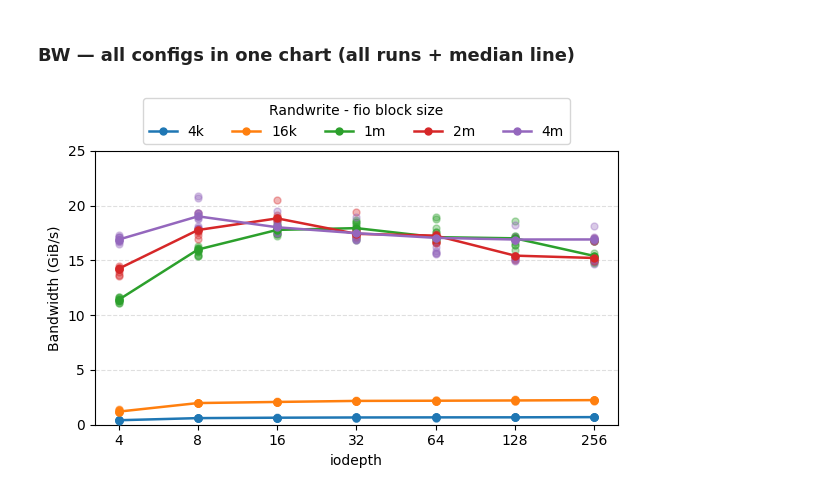
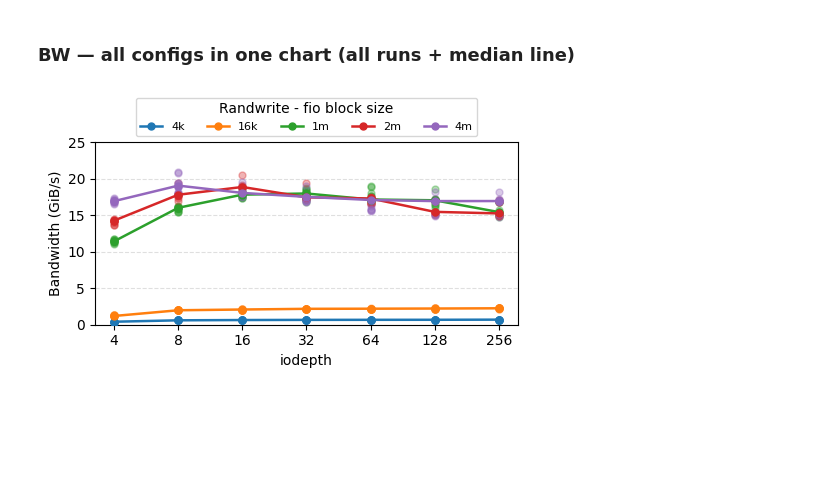
Before and after one commit to cissieAB/pdsw26_daos-bench, a Jupyter notebook: results/testbed/fio-dfs-heatmap-iod-bs-sweep/fio_iod-bs_run-cmp.ipynb, the cells around one changed output. Cells and saved outputs as stored; diff of their text form; code cells hidden in the pictures; blank space fills up the shorter version.

```diff
--- a/results/testbed/fio-dfs-heatmap-iod-bs-sweep/fio_iod-bs_run-cmp.ipynb
+++ b/results/testbed/fio-dfs-heatmap-iod-bs-sweep/fio_iod-bs_run-cmp.ipynb
@@ -449,33 +449,33 @@ bs4k and bs16k are the most stable configurations, with CV below 4.2% and 8.2% r
 # %%
 IOD_NUMS = [int(i.replace('iod', '')) for i in IOD_ORDER]
 palette  = sns.color_palette("tab10", n_colors=len(BS_ORDER))
 
-fig, ax = plt.subplots(figsize=(6, 4))
+fig, ax = plt.subplots(figsize=(5, 3))
 
 for bs, color in zip(BS_ORDER, palette):
     sub   = rw_df[rw_df['bs'] == bs].sort_values('iod_n')
     label = bs.replace('bs', '')
 
     ax.scatter(sub['iod_n'], sub['bw_GiBs'], color=color, alpha=0.35, s=25, zorder=3)
 
     med = sub.groupby('iod_n', sort=True)['bw_GiBs'].median().reset_index()
     ax.plot(med['iod_n'], med['bw_GiBs'], color=color, linewidth=1.8,
             marker='o', markersize=5, label=label, zorder=4)
 
 ax.set_xscale('log', base=2)
 ax.set_xticks(IOD_NUMS)
 ax.set_xticklabels(IOD_NUMS)
 ax.set_xlabel('iodepth')
 ax.set_ylabel('Bandwidth (GiB/s)')
 ax.set_ylim(0, 25)
 # ax.set_title('rand_write — BW all runs + median line, all configs  (nj=1)')
 ax.legend(title='Randwrite - fio block size', loc='lower center', bbox_to_anchor=(0.5, 1.0),
-          ncol=len(BS_ORDER), framealpha=0.8)
+          ncol=len(BS_ORDER), framealpha=0.8, fontsize=8)
 ax.yaxis.grid(True, linestyle='--', alpha=0.4)
 ax.set_axisbelow(True)
 
 plt.tight_layout()
 plt.savefig('fio-randwrite_bs-iod_median-bw.pdf', bbox_inches='tight')
 plt.show()
 # %% [output]
-[figure, old version]
+[figure, new version]
```
Also changed, not shown: parts of 1 cell of this notebook, 24 other files.
